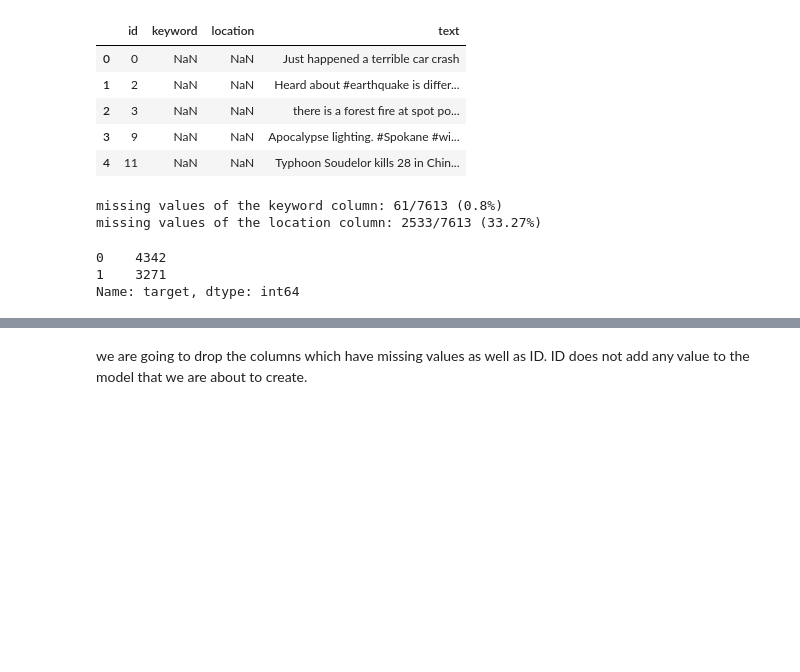
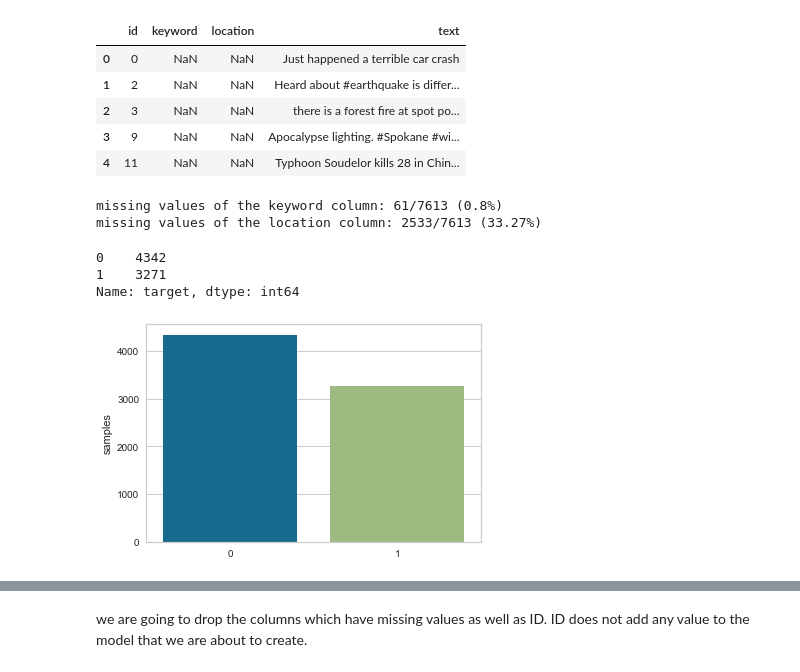
Before and after one commit to alisharifara/disaster-detection-NLP, a Jupyter notebook: Disaster-detection-using-NLP.ipynb, the cells around one changed output, grey strips where cells are left out. Cells and saved outputs as stored; diff of their text form; code cells hidden in the pictures; blank space fills up the shorter version.

```diff
--- a/Disaster-detection-using-NLP.ipynb
+++ b/Disaster-detection-using-NLP.ipynb
@@ -65,10 +73,19 @@ print('missing values of the location column: {}/{} ({}%)'.
 # %% [output]
 missing values of the keyword column: 61/7613 (0.8%)
 missing values of the location column: 2533/7613 (33.27%)
+# %%
+df_tweet.target.value_counts()
+# %% [output]
+0    4342
+1    3271
+Name: target, dtype: int64
 # %%
 # the number of classes are almost balanced. So, we do not need to balance them.
-df_train.target.value_counts()
+# However, there are more tweets with class 0 (No disaster) than class 1 (disaster tweets)
+
+target_counts = df_tweet.target.value_counts()
+sns.barplot(target_counts.index,target_counts)
+plt.gca().set_ylabel('samples')
+plt.show();
 # %% [output]
-0    4342
-1    3271
-Name: target, dtype: int64
+[figure, added]
```
Also changed, not shown: parts of 24 cells of this notebook.
